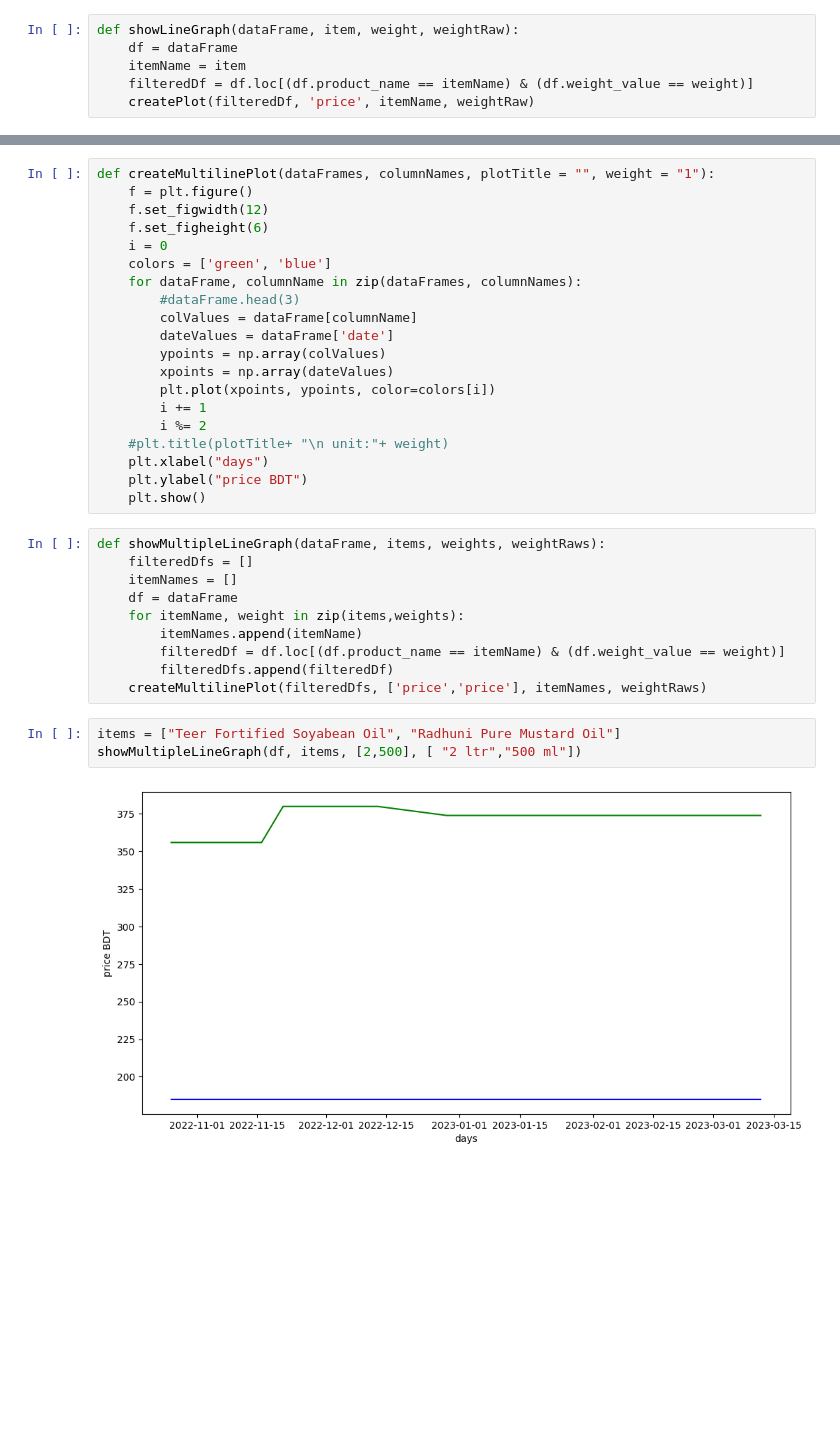
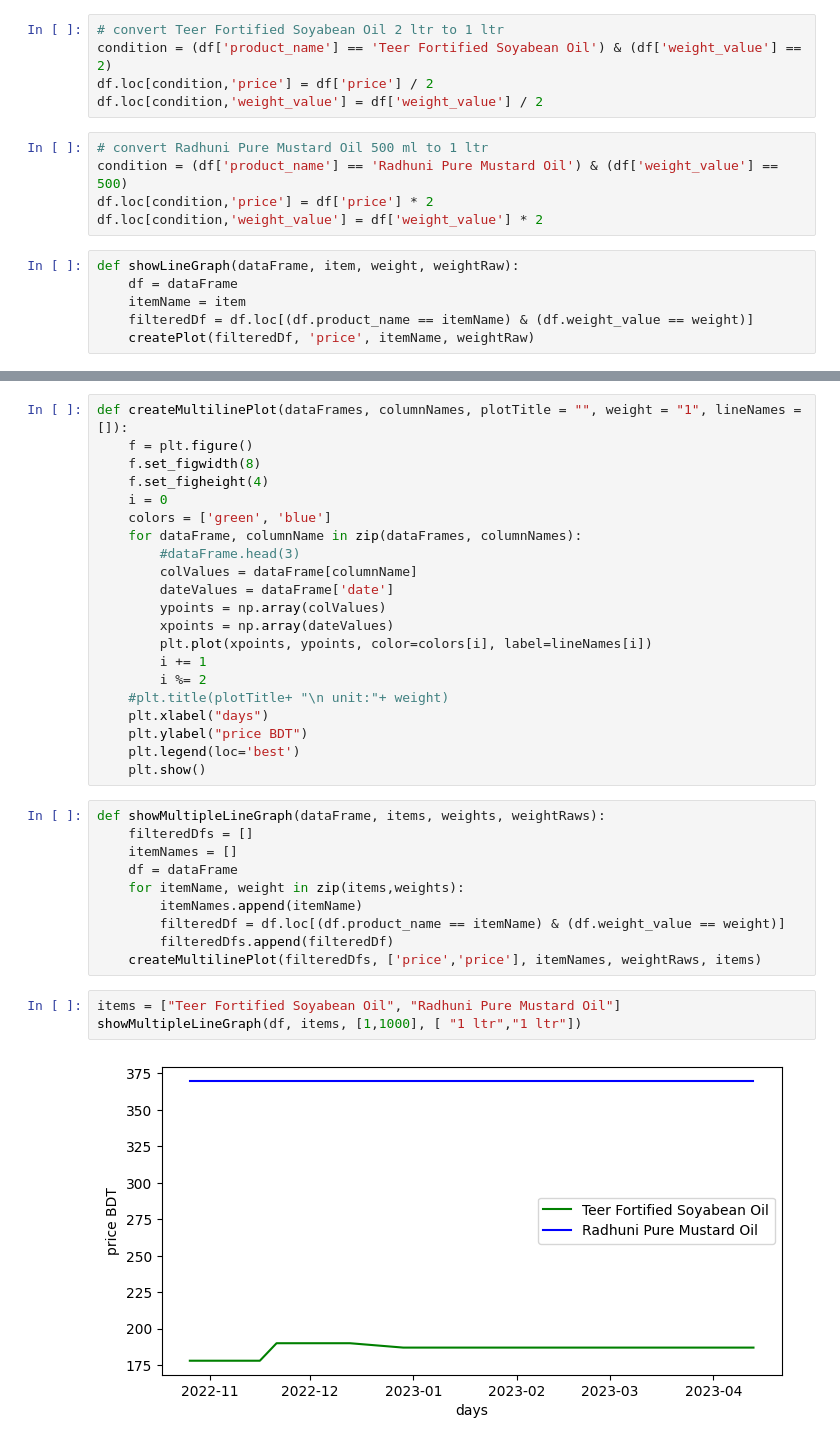
Before and after one commit to Shayokh144/Commodity_Price_Analysis_BD, a Jupyter notebook: visualization/notebook/BasicVisualizationOil.ipynb, the cells around one changed output, grey strips where cells are left out. Cells and saved outputs as stored; diff of their text form; blank space fills up the shorter version.

Commit message:
added value unifying

```diff
--- a/visualization/notebook/BasicVisualizationOil.ipynb
+++ b/visualization/notebook/BasicVisualizationOil.ipynb
@@ -47,3 +60,13 @@ Sample Data:
+# %%
+# convert Teer Fortified Soyabean Oil 2 ltr to 1 ltr
+condition = (df['product_name'] == 'Teer Fortified Soyabean Oil') & (df['weight_value'] == 2)
+df.loc[condition,'price'] = df['price'] / 2
+df.loc[condition,'weight_value'] = df['weight_value'] / 2
+# %%
+# convert Radhuni Pure Mustard Oil 500 ml to 1 ltr
+condition = (df['product_name'] == 'Radhuni Pure Mustard Oil') & (df['weight_value'] == 500)
+df.loc[condition,'price'] = df['price'] * 2
+df.loc[condition,'weight_value'] = df['weight_value'] * 2
 # %%
 def showLineGraph(dataFrame, item, weight, weightRaw):
     df = dataFrame
@@ -61,8 +84,8 @@ showLineGraph(df, "Radhuni Pure Mustard Oil", 500, "500 ml")
 # %%
-def createMultilinePlot(dataFrames, columnNames, plotTitle = "", weight = "1"):
+def createMultilinePlot(dataFrames, columnNames, plotTitle = "", weight = "1", lineNames = []):
     f = plt.figure()
-    f.set_figwidth(12)
-    f.set_figheight(6)
+    f.set_figwidth(8)
+    f.set_figheight(4)
     i = 0
     colors = ['green', 'blue']
     for dataFrame, columnName in zip(dataFrames, columnNames):
@@ -71,12 +94,13 @@ def createMultilinePlot(dataFrames, columnNames, plotTitle = "", weight = "1"):
         dateValues = dataFrame['date']
         ypoints = np.array(colValues)
         xpoints = np.array(dateValues)
-        plt.plot(xpoints, ypoints, color=colors[i])
+        plt.plot(xpoints, ypoints, color=colors[i], label=lineNames[i])
         i += 1
         i %= 2
     #plt.title(plotTitle+ "\n unit:"+ weight)
     plt.xlabel("days")
     plt.ylabel("price BDT")
+    plt.legend(loc='best')
     plt.show()
 # %%
 def showMultipleLineGraph(dataFrame, items, weights, weightRaws):
@@ -87,9 +111,9 @@ def showMultipleLineGraph(dataFrame, items, weights, weightRaws):
         itemNames.append(itemName)
         filteredDf = df.loc[(df.product_name == itemName) & (df.weight_value == weight)]
         filteredDfs.append(filteredDf)
-    createMultilinePlot(filteredDfs, ['price','price'], itemNames, weightRaws)
+    createMultilinePlot(filteredDfs, ['price','price'], itemNames, weightRaws, items)
 # %%
 items = ["Teer Fortified Soyabean Oil", "Radhuni Pure Mustard Oil"]
-showMultipleLineGraph(df, items, [2,500], [ "2 ltr","500 ml"])
+showMultipleLineGraph(df, items, [1,1000], [ "1 ltr","1 ltr"])
 # %% [output]
-[figure, old version]
+[figure, new version]
```
Also changed, not shown: parts of 4 cells of this notebook, 1 other file.
